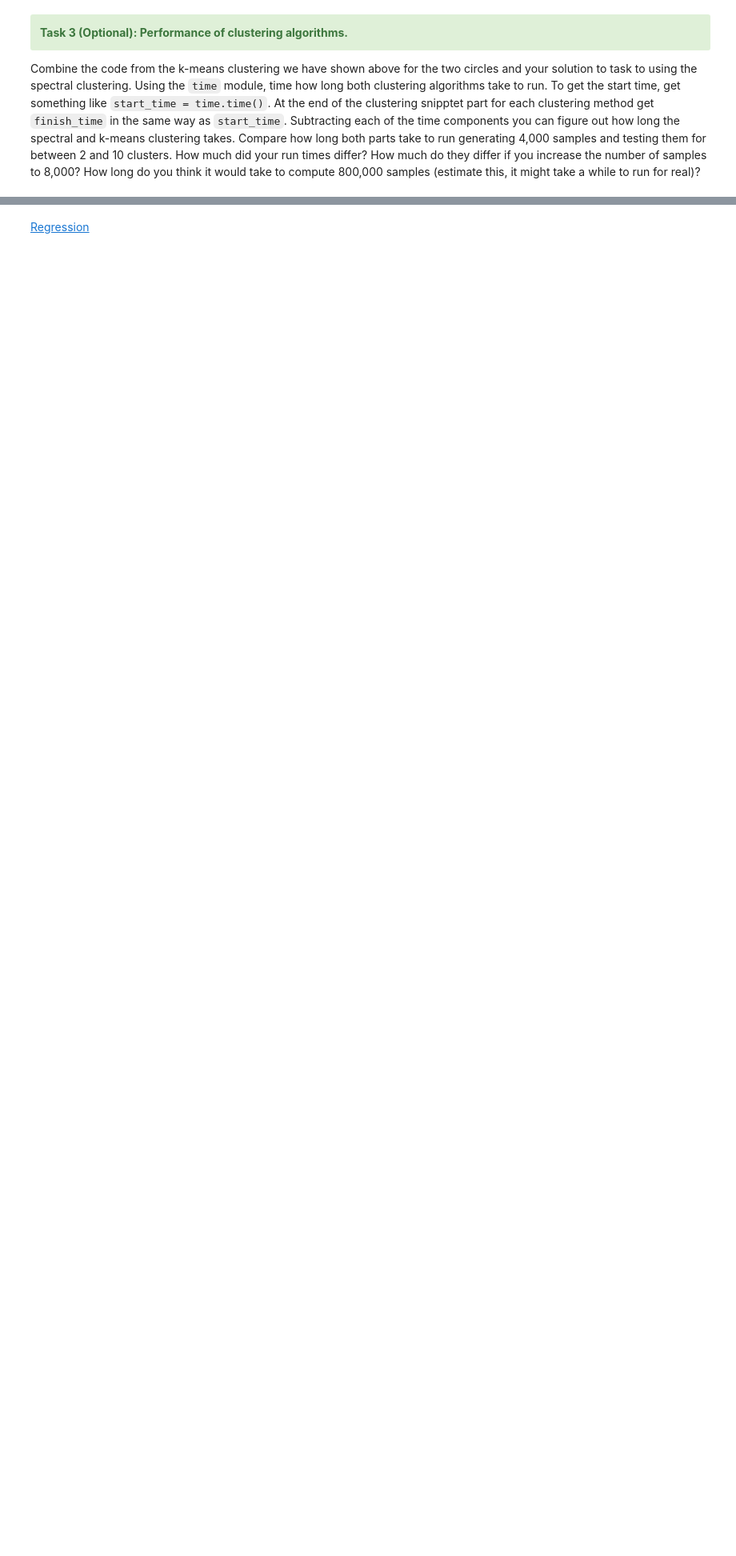
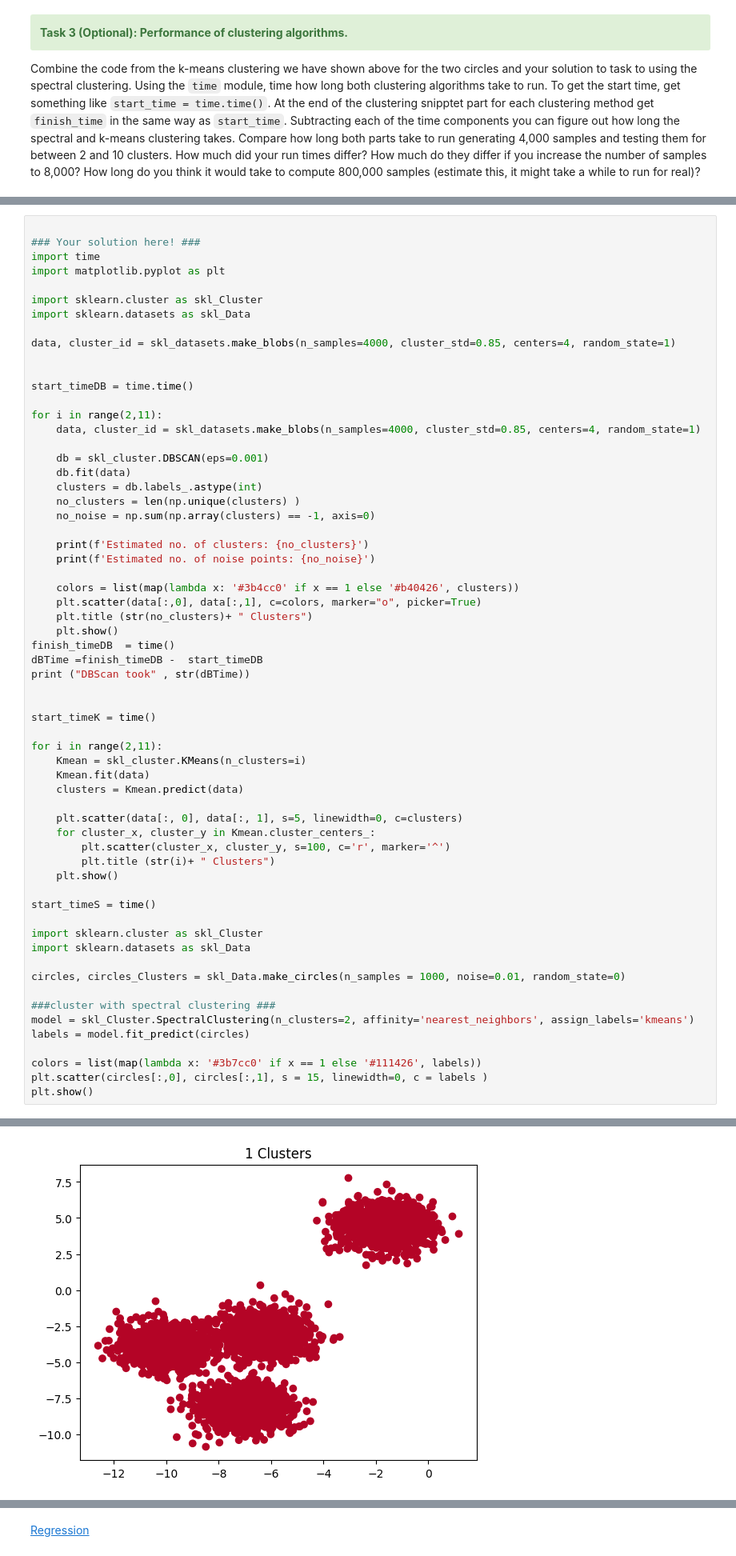
Before and after one commit to lucy483/Coding, a Jupyter notebook: Workshops/workshop_01/01_clustering.ipynb, the cells around one changed output, grey strips where cells are left out. Shown at 80% size. Cells and saved outputs as stored; diff of their text form; blank space fills up the shorter version.

```diff
--- a/Workshops/workshop_01/01_clustering.ipynb
+++ b/Workshops/workshop_01/01_clustering.ipynb
@@ -353,0 +389,63 @@ Combine the code from the k-means clustering we have shown above for the two cir
+# %%
+
+### Your solution here! ###
+import time
+import matplotlib.pyplot as plt
+
+import sklearn.cluster as skl_Cluster
+import sklearn.datasets as skl_Data
+
+data, cluster_id = skl_datasets.make_blobs(n_samples=4000, cluster_std=0.85, centers=4, random_state=1)
+
+
+start_timeDB = time.time()
+
+for i in range(2,11):
+    data, cluster_id = skl_datasets.make_blobs(n_samples=4000, cluster_std=0.85, centers=4, random_state=1)
+
+    db = skl_cluster.DBSCAN(eps=0.001)
+    db.fit(data)
+    clusters = db.labels_.astype(int)
+    no_clusters = len(np.unique(clusters) )
+    no_noise = np.sum(np.array(clusters) == -1, axis=0)
+
+    print(f'Estimated no. of clusters: {no_clusters}')
+    print(f'Estimated no. of noise points: {no_noise}')
+
+    colors = list(map(lambda x: '#3b4cc0' if x == 1 else '#b40426', clusters))
+    plt.scatter(data[:,0], data[:,1], c=colors, marker="o", picker=True)
+    plt.title (str(no_clusters)+ " Clusters")
+    plt.show()
+finish_timeDB  = time()
+dBTime =finish_timeDB -  start_timeDB
+print ("DBScan took" , str(dBTime))
+
+
+start_timeK = time()
+
+for i in range(2,11):
+    Kmean = skl_cluster.KMeans(n_clusters=i)
+    Kmean.fit(data)
+    clusters = Kmean.predict(data)
+
+    plt.scatter(data[:, 0], data[:, 1], s=5, linewidth=0, c=clusters)
+    for cluster_x, cluster_y in Kmean.cluster_centers_:
+        plt.scatter(cluster_x, cluster_y, s=100, c='r', marker='^')
+        plt.title (str(i)+ " Clusters")
+    plt.show()
+
+start_timeS = time()
+
+import sklearn.cluster as skl_Cluster
+import sklearn.datasets as skl_Data
+
+circles, circles_Clusters = skl_Data.make_circles(n_samples = 1000, noise=0.01, random_state=0)
+
+###cluster with spectral clustering ###
+model = skl_Cluster.SpectralClustering(n_clusters=2, affinity='nearest_neighbors', assign_labels='kmeans')
+labels = model.fit_predict(circles)
+
+colors = list(map(lambda x: '#3b7cc0' if x == 1 else '#111426', labels))
+plt.scatter(circles[:,0], circles[:,1], s = 15, linewidth=0, c = labels )
+plt.show()
+# %% [output]
@@ -353,0 +454 @@ Combine the code from the k-means clustering we have shown above for the two cir
+[figure, added]
```
Also changed, not shown: parts of 7 cells of this notebook.
